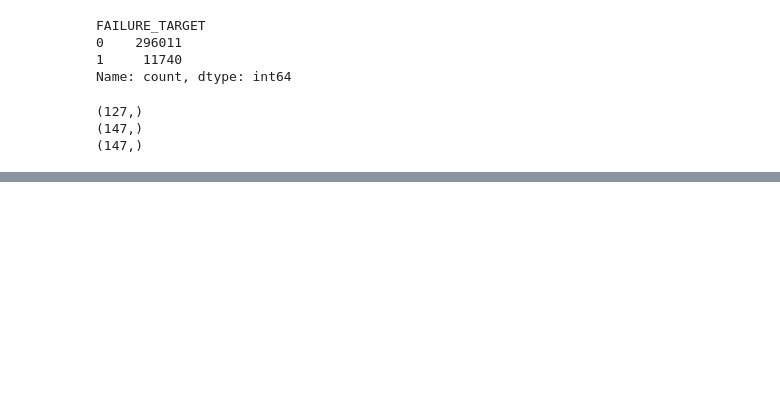
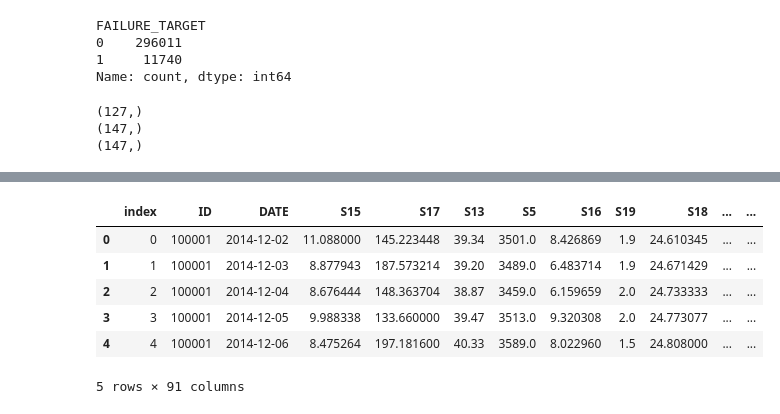
Before and after one commit to amitsas94/equipment_failure, a Jupyter notebook: components/EDA_equipment_failure.ipynb, the cells around one changed output, grey strips where cells are left out. Saved outputs shown, nothing was run; the diff lists cells and outputs as text; code cells hidden in the pictures; blank space fills up the shorter version.

```diff
--- a/components/EDA_equipment_failure.ipynb
+++ b/components/EDA_equipment_failure.ipynb
@@ -501,0 +626,16 @@ print(test_df.shape)
+# %%
+# Change categorial variables to numerical variable using get_dummies - for total dataset
+
+df3 = df3.drop(columns=['START_DATE', 'Failure_Date', 'Time_to_Fail'])
+
+newtotal_df = pd.get_dummies(df3, columns = ['REGION_CLUSTER', 'MAINTENANCE_VENDOR', 'MANUFACTURER',
+                                                'WELL_GROUP'], prefix=['RC', 'MV', 'MN', 'WG'], dtype=int)
+newtotal_df.head()
+# %% [output]
+|  | index | ID | DATE | S15 | S17 | S13 | S5 | S16 | S19 | S18 | ... | ... |
+| 0 | 0 | 100001 | 2014-12-02 | 11.088000 | 145.223448 | 39.34 | 3501.0 | 8.426869 | 1.9 | 24.610345 | ... | ... |
+| 1 | 1 | 100001 | 2014-12-03 | 8.877943 | 187.573214 | 39.20 | 3489.0 | 6.483714 | 1.9 | 24.671429 | ... | ... |
+| 2 | 2 | 100001 | 2014-12-04 | 8.676444 | 148.363704 | 38.87 | 3459.0 | 6.159659 | 2.0 | 24.733333 | ... | ... |
+| 3 | 3 | 100001 | 2014-12-05 | 9.988338 | 133.660000 | 39.47 | 3513.0 | 9.320308 | 2.0 | 24.773077 | ... | ... |
+| 4 | 4 | 100001 | 2014-12-06 | 8.475264 | 197.181600 | 40.33 | 3589.0 | 8.022960 | 1.5 | 24.808000 | ... | ... |
+5 rows × 91 columns
```
Also changed, not shown: parts of 19 cells of this notebook.
